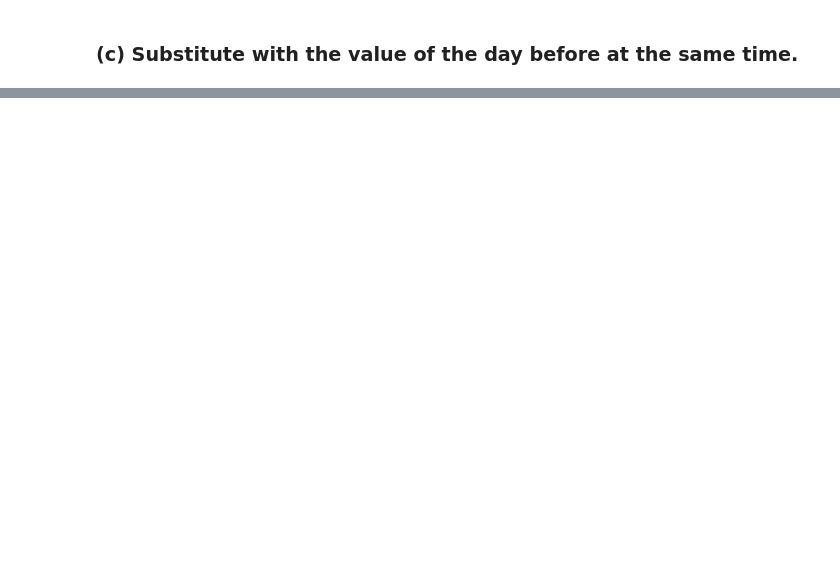
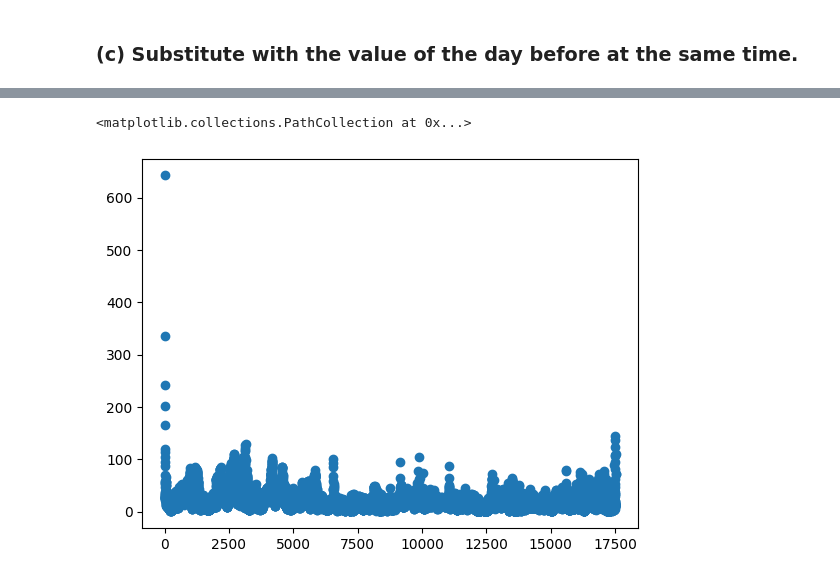
Before and after one commit to psiku/FHSalzburg-AnalyticsAndKnowledgeDiscovery, a Jupyter notebook: Lab2/AKD_lab_2.ipynb, the cells around one changed output, grey strips where cells are left out. Saved outputs shown, nothing was run; the diff lists cells and outputs as text; code cells hidden in the pictures; blank space fills up the shorter version.

```diff
--- a/Lab2/AKD_lab_2.ipynb
+++ b/Lab2/AKD_lab_2.ipynb
@@ -391,0 +492,6 @@ Mean value before imputation (second table) :  20.832
+# %%
+pollution_csv = "pollutionData.csv"
+
+pollution_df = pd.read_csv(pollution_csv)
+
+pollution_df.head()
@@ -391,0 +505,9 @@ Mean value before imputation (second table) :  20.832
+# %%
+pollution_pm = pollution_df[["PM10Lehen", "PM10Rud"]].copy()
+
+pollution_pm.dropna(inplace=True)
+# %%
+plt.scatter(pollution_pm.index, pollution_pm["PM10Lehen"])
+# %% [output]
+<matplotlib.collections.PathCollection at 0x...>
+[figure, added]
```
Also changed, not shown: parts of 24 cells of this notebook, 3 other files.
